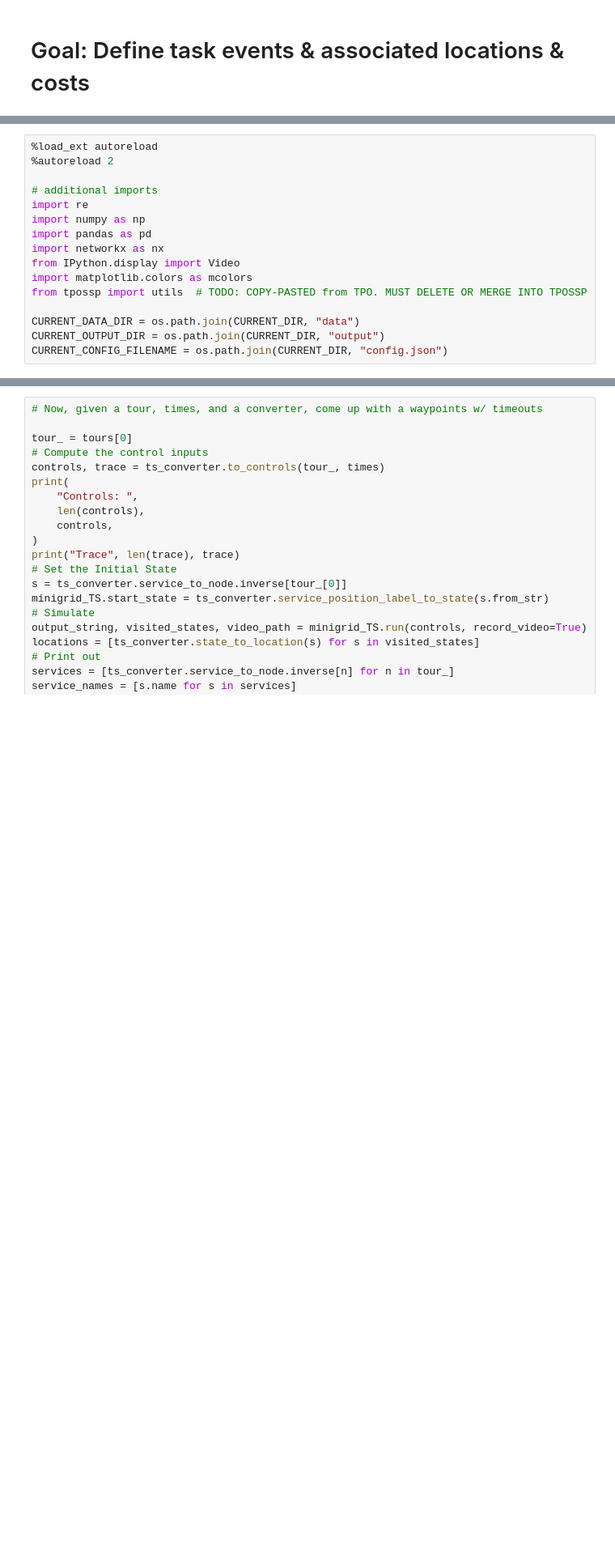
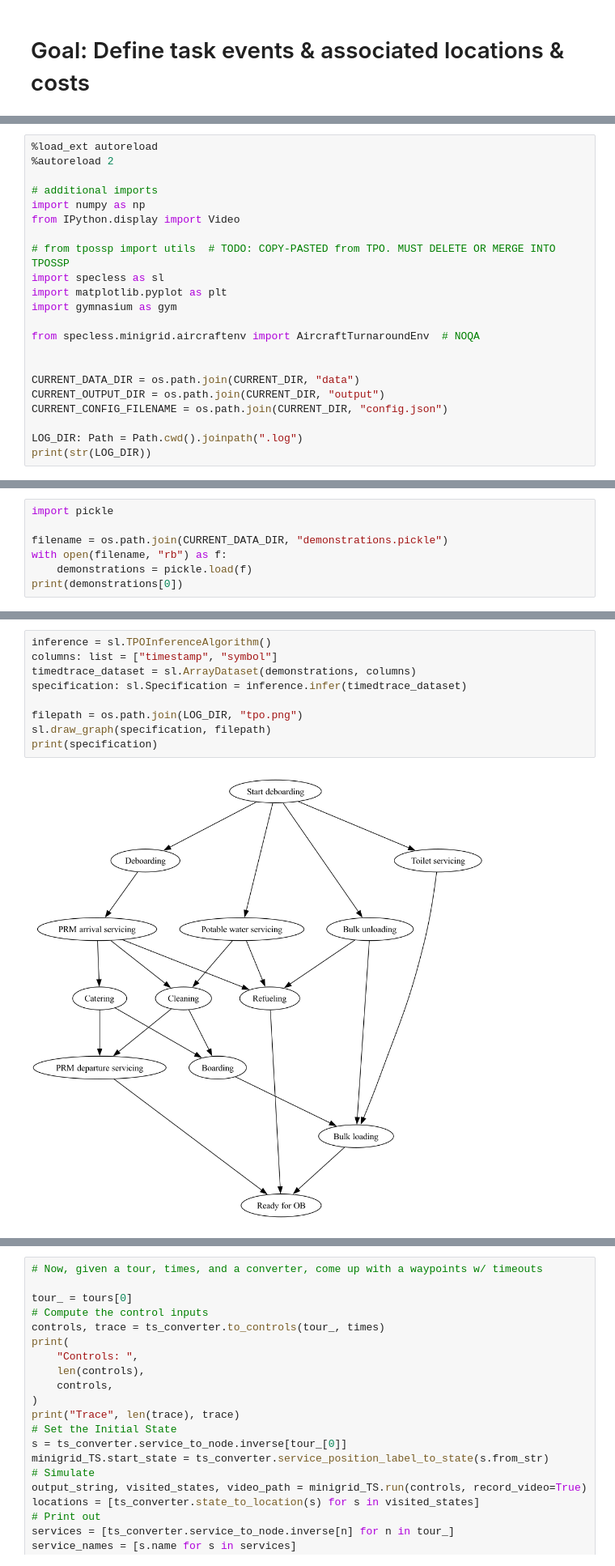
Before and after one commit to watakandai/specless, a Jupyter notebook: examples/AircraftTurnaround/main.ipynb, the cells around one changed output, grey strips where cells are left out. Shown at 81% size. Cells and saved outputs as stored; diff of their text form; blank space fills up the shorter version.

```diff
--- a/examples/AircraftTurnaround/main.ipynb
+++ b/examples/AircraftTurnaround/main.ipynb
@@ -15,15 +13,21 @@ os.chdir(HOME_DIR)
 %autoreload 2
 
 # additional imports
-import re
 import numpy as np
-import pandas as pd
-import networkx as nx
 from IPython.display import Video
-import matplotlib.colors as mcolors
-from tpossp import utils  # TODO: COPY-PASTED from TPO. MUST DELETE OR MERGE INTO TPOSSP
+
+# from tpossp import utils  # TODO: COPY-PASTED from TPO. MUST DELETE OR MERGE INTO TPOSSP
+import specless as sl
+import matplotlib.pyplot as plt
+import gymnasium as gym
+
+from specless.minigrid.aircraftenv import AircraftTurnaroundEnv  # NOQA
+
 
 CURRENT_DATA_DIR = os.path.join(CURRENT_DIR, "data")
 CURRENT_OUTPUT_DIR = os.path.join(CURRENT_DIR, "output")
 CURRENT_CONFIG_FILENAME = os.path.join(CURRENT_DIR, "config.json")
+
+LOG_DIR: Path = Path.cwd().joinpath(".log")
+print(str(LOG_DIR))
 # %% [output]
@@ -40,0 +45,7 @@ Table 3 (Renamed to `duration.csv`): https://www.tandfonline.com/action/download
+# %%
+import pickle
+
+filename = os.path.join(CURRENT_DATA_DIR, "demonstrations.pickle")
+with open(filename, "rb") as f:
+    demonstrations = pickle.load(f)
+print(demonstrations[0])
@@ -40,0 +54,11 @@ Table 3 (Renamed to `duration.csv`): https://www.tandfonline.com/action/download
+# %%
+inference = sl.TPOInferenceAlgorithm()
+columns: list = ["timestamp", "symbol"]
+timedtrace_dataset = sl.ArrayDataset(demonstrations, columns)
+specification: sl.Specification = inference.infer(timedtrace_dataset)
+
+filepath = os.path.join(LOG_DIR, "tpo.png")
+sl.draw_graph(specification, filepath)
+print(specification)
+# %% [output]
+[figure, added]
```
Also changed, not shown: parts of 30 cells of this notebook, 34 other files.
